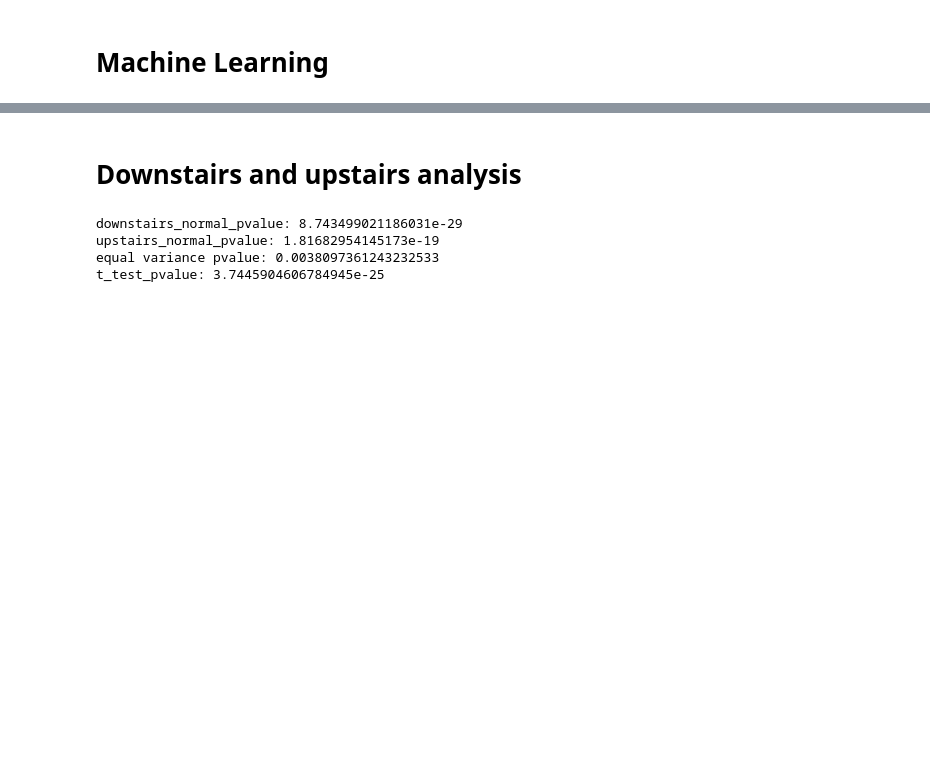
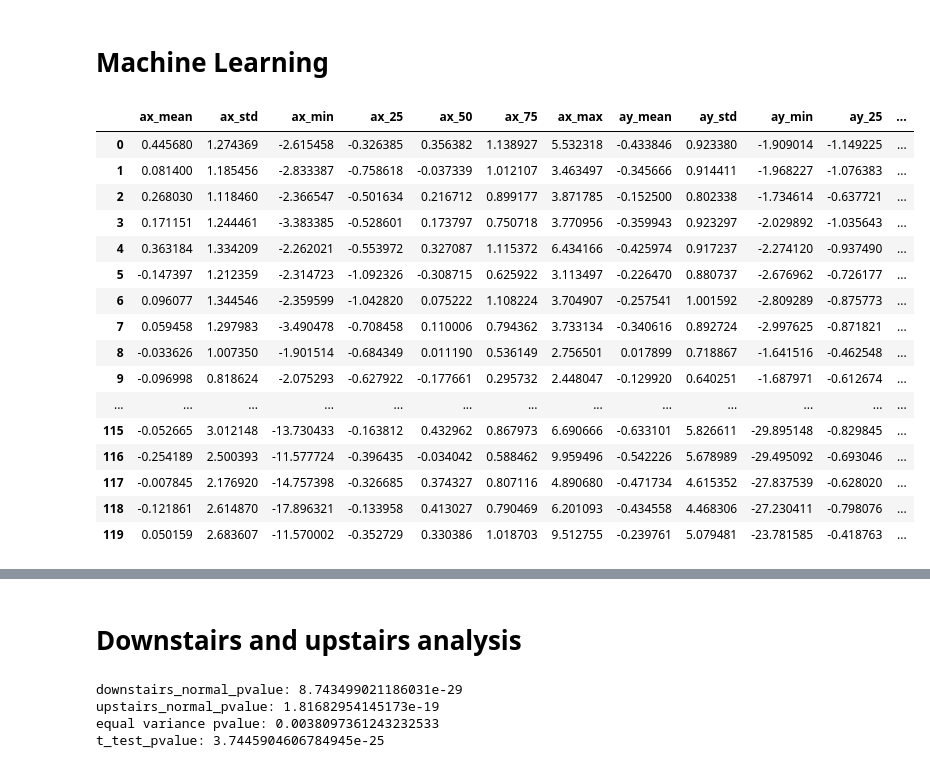
Before and after one commit to MingXXI/cmpt353, a Jupyter notebook: Analysis_Data.ipynb, the cells around one changed output, grey strips where cells are left out. Saved outputs shown, nothing was run; the diff lists cells and outputs as text; code cells hidden in the pictures; blank space fills up the shorter version.

```diff
--- a/Analysis_Data.ipynb
+++ b/Analysis_Data.ipynb
@@ -104,12 +125,31 @@ def ML_classifier(X, y):
 # %%
 '''
 should write in main function
 '''
 data = pd.read_csv('feature_df.csv')
 y = data['catogary']
 del data['catogary']
 X = data
 # X_train , X_valid, y_train, y_valid = train_test_split(X, y)
+data
+# %% [output]
+|  | ax_mean | ax_std | ax_min | ax_25 | ax_50 | ax_75 | ax_max | ay_mean | ay_std | ay_min | ay_25 | ... |
+| 0 | 0.445680 | 1.274369 | -2.615458 | -0.326385 | 0.356382 | 1.138927 | 5.532318 | -0.433846 | 0.923380 | -1.909014 | -1.149225 | ... |
+| 1 | 0.081400 | 1.185456 | -2.833387 | -0.758618 | -0.037339 | 1.012107 | 3.463497 | -0.345666 | 0.914411 | -1.968227 | -1.076383 | ... |
+| 2 | 0.268030 | 1.118460 | -2.366547 | -0.501634 | 0.216712 | 0.899177 | 3.871785 | -0.152500 | 0.802338 | -1.734614 | -0.637721 | ... |
+| 3 | 0.171151 | 1.244461 | -3.383385 | -0.528601 | 0.173797 | 0.750718 | 3.770956 | -0.359943 | 0.923297 | -2.029892 | -1.035643 | ... |
+| 4 | 0.363184 | 1.334209 | -2.262021 | -0.553972 | 0.327087 | 1.115372 | 6.434166 | -0.425974 | 0.917237 | -2.274120 | -0.937490 | ... |
+| 5 | -0.147397 | 1.212359 | -2.314723 | -1.092326 | -0.308715 | 0.625922 | 3.113497 | -0.226470 | 0.880737 | -2.676962 | -0.726177 | ... |
+| 6 | 0.096077 | 1.344546 | -2.359599 | -1.042820 | 0.075222 | 1.108224 | 3.704907 | -0.257541 | 1.001592 | -2.809289 | -0.875773 | ... |
+| 7 | 0.059458 | 1.297983 | -3.490478 | -0.708458 | 0.110006 | 0.794362 | 3.733134 | -0.340616 | 0.892724 | -2.997625 | -0.871821 | ... |
+| 8 | -0.033626 | 1.007350 | -1.901514 | -0.684349 | 0.011190 | 0.536149 | 2.756501 | 0.017899 | 0.718867 | -1.641516 | -0.462548 | ... |
+| 9 | -0.096998 | 0.818624 | -2.075293 | -0.627922 | -0.177661 | 0.295732 | 2.448047 | -0.129920 | 0.640251 | -1.687971 | -0.612674 | ... |
+| ... | ... | ... | ... | ... | ... | ... | ... | ... | ... | ... | ... | ... |
+| 115 | -0.052665 | 3.012148 | -13.730433 | -0.163812 | 0.432962 | 0.867973 | 6.690666 | -0.633101 | 5.826611 | -29.895148 | -0.829845 | ... |
+| 116 | -0.254189 | 2.500393 | -11.577724 | -0.396435 | -0.034042 | 0.588462 | 9.959496 | -0.542226 | 5.678989 | -29.495092 | -0.693046 | ... |
+| 117 | -0.007845 | 2.176920 | -14.757398 | -0.326685 | 0.374327 | 0.807116 | 4.890680 | -0.471734 | 4.615352 | -27.837539 | -0.628020 | ... |
+| 118 | -0.121861 | 2.614870 | -17.896321 | -0.133958 | 0.413027 | 0.790469 | 6.201093 | -0.434558 | 4.468306 | -27.230411 | -0.798076 | ... |
+| 119 | 0.050159 | 2.683607 | -11.570002 | -0.352729 | 0.330386 | 1.018703 | 9.512755 | -0.239761 | 5.079481 | -23.781585 | -0.418763 | ... |
 # %%
 ML_classifier(X , y)
 # %% [output]
```
Also changed, not shown: parts of 15 cells of this notebook, 5 other files.
